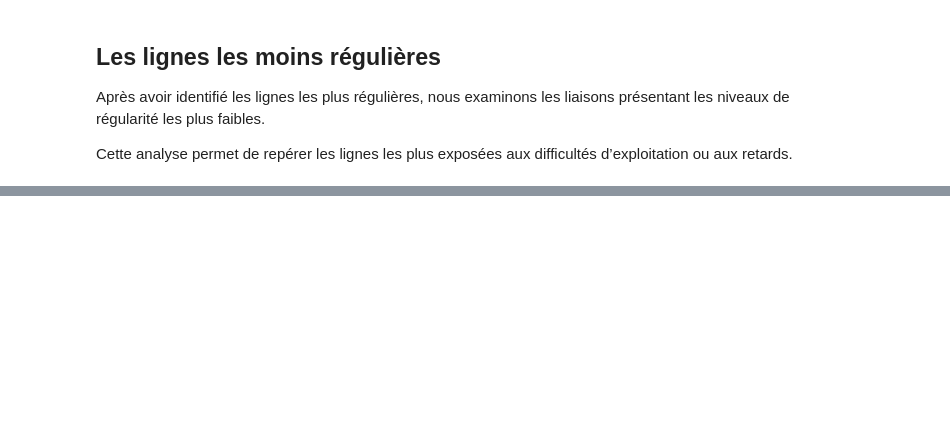
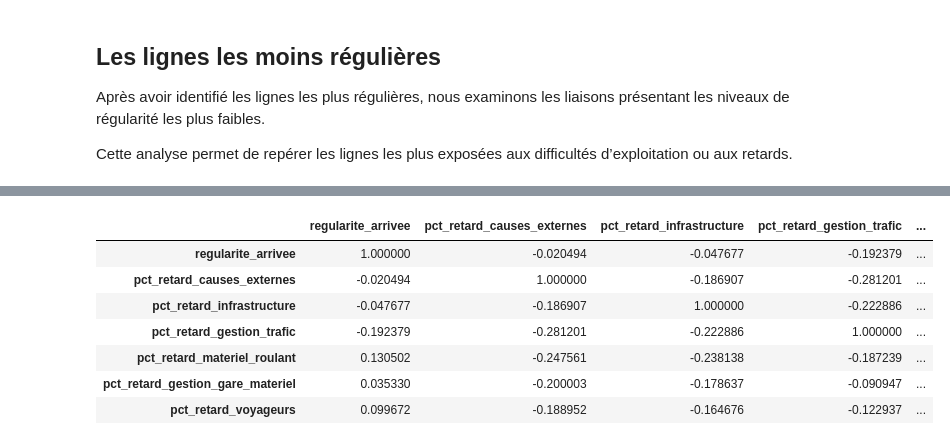
Before and after one commit to chamsisarra5-web/projet-info, a Jupyter notebook: projet_tgv.ipynb, the cells around one changed output, grey strips where cells are left out. Saved outputs shown, nothing was run; the diff lists cells and outputs as text; code cells hidden in the pictures; blank space fills up the shorter version.

```diff
--- a/projet_tgv.ipynb
+++ b/projet_tgv.ipynb
@@ -566,0 +568,22 @@ GT(bottom_lignes.reset_index()).fmt_number(
+# %%
+variables_corr = [
+    "regularite_arrivee",
+    "pct_retard_causes_externes",
+    "pct_retard_infrastructure",
+    "pct_retard_gestion_trafic",
+    "pct_retard_materiel_roulant",
+    "pct_retard_gestion_gare_materiel",
+    "pct_retard_voyageurs"
+]
+
+corr_matrix = df_analyse[variables_corr].corr()
+corr_matrix
+# %% [output]
+|  | regularite_arrivee | pct_retard_causes_externes | pct_retard_infrastructure | pct_retard_gestion_trafic | ... |
+| regularite_arrivee | 1.000000 | -0.020494 | -0.047677 | -0.192379 | ... |
+| pct_retard_causes_externes | -0.020494 | 1.000000 | -0.186907 | -0.281201 | ... |
+| pct_retard_infrastructure | -0.047677 | -0.186907 | 1.000000 | -0.222886 | ... |
+| pct_retard_gestion_trafic | -0.192379 | -0.281201 | -0.222886 | 1.000000 | ... |
+| pct_retard_materiel_roulant | 0.130502 | -0.247561 | -0.238138 | -0.187239 | ... |
+| pct_retard_gestion_gare_materiel | 0.035330 | -0.200003 | -0.178637 | -0.090947 | ... |
+| pct_retard_voyageurs | 0.099672 | -0.188952 | -0.164676 | -0.122937 | ... |
```
Also changed, not shown: parts of 26 cells of this notebook.
